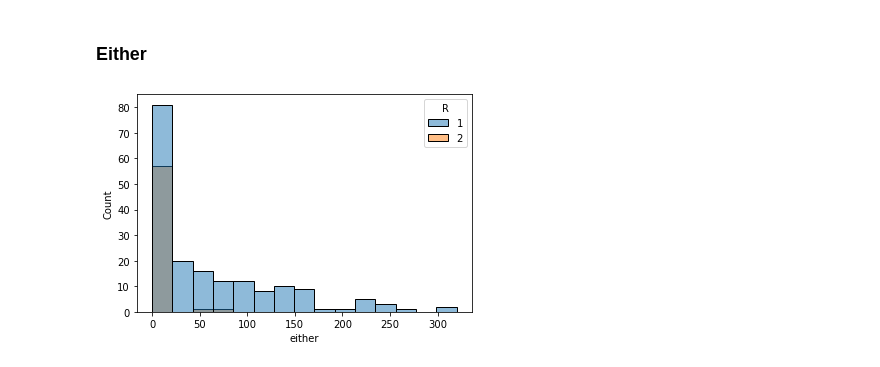
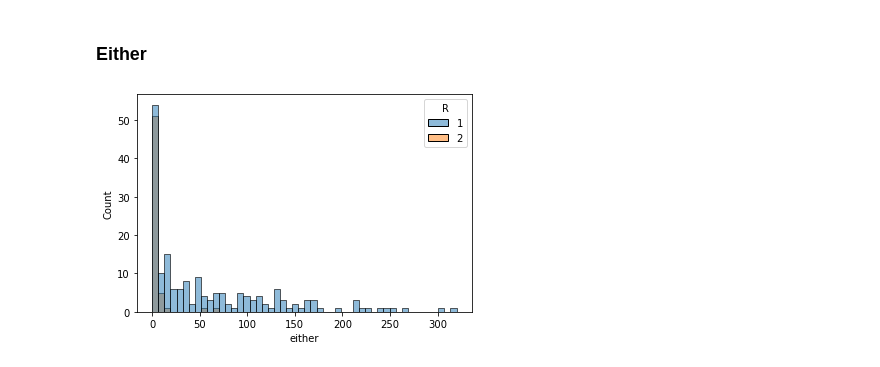
Before and after one commit to AI-for-Ocean-Science/ulmo, a Jupyter notebook: papers/LLC/Analysis/Brazil_F_s.ipynb, the cells around one changed output. Saved outputs shown, nothing was run; the diff lists cells and outputs as text; code cells hidden in the pictures.

```diff
--- a/papers/LLC/Analysis/Brazil_F_s.ipynb
+++ b/papers/LLC/Analysis/Brazil_F_s.ipynb
@@ -125,7 +129,7 @@ plt.savefig('neg_hist.png', dpi=200)
 # %% [markdown]
 ### Either
 # %%
-sns.histplot(df, x='either', hue='R')#, bins=np.arange(45))
+sns.histplot(df, x='either', hue='R', bins=50)#, bins=np.arange(45))
 plt.savefig('either_hist.png', dpi=200)
 # %% [output]
-[figure, old version]
+[figure, new version]
```
Also changed, not shown: parts of 2 cells of this notebook.
